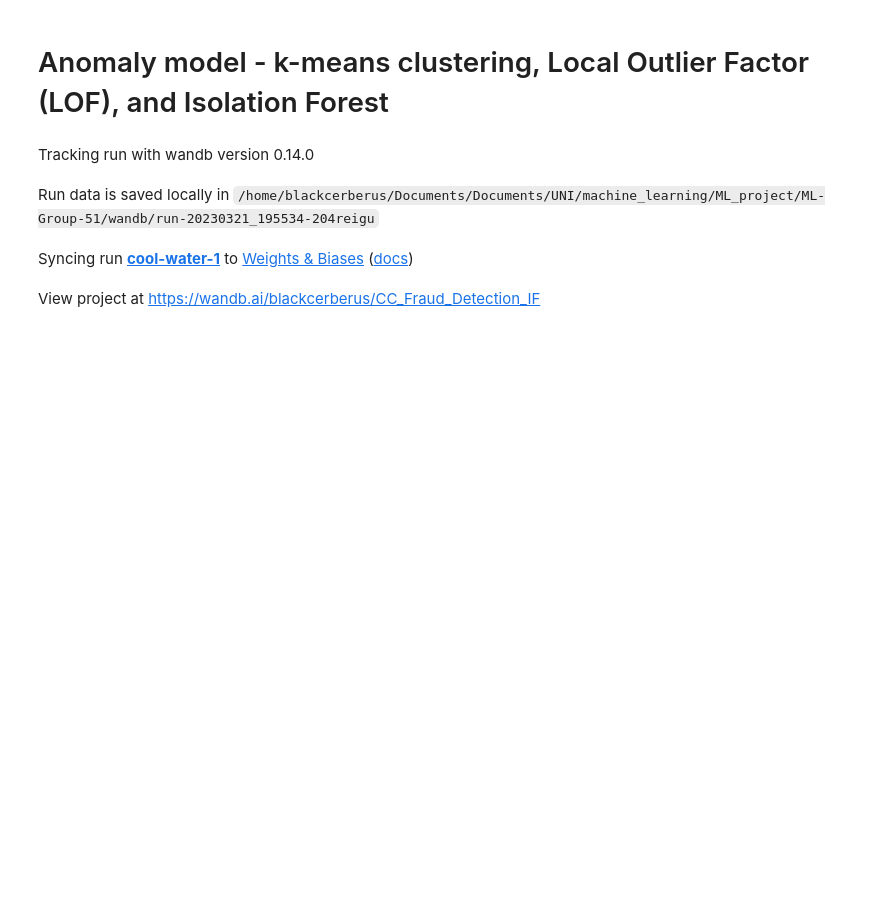
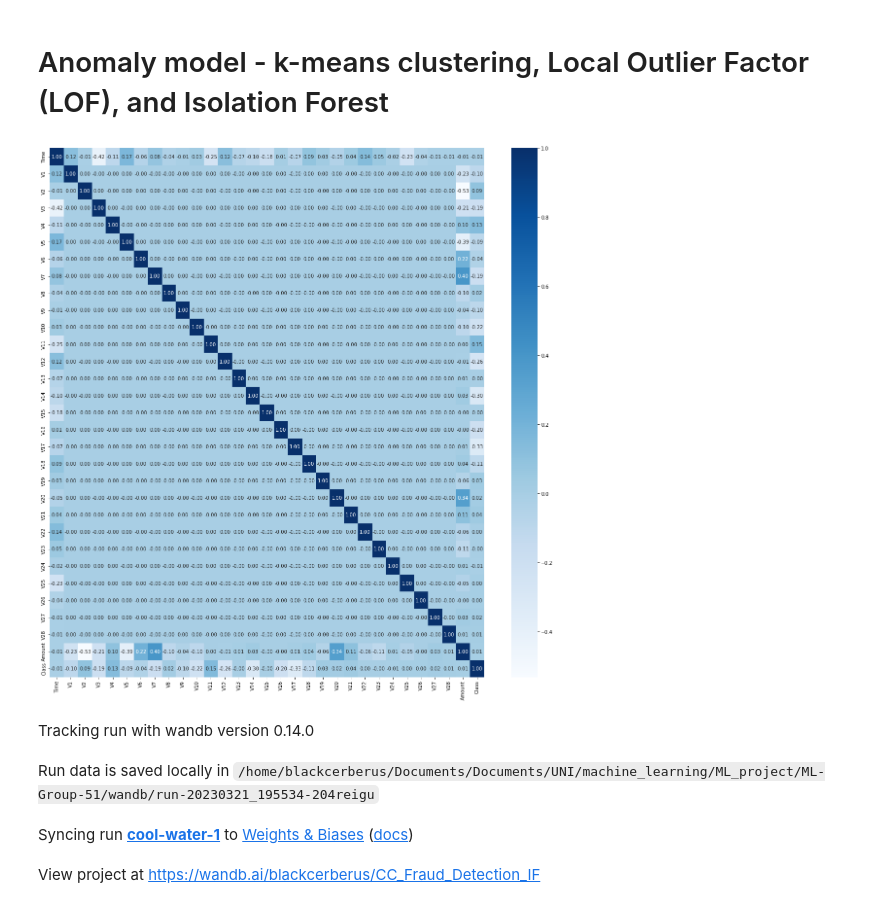
Before and after one commit to vladvuc/ML-Group-51, a Jupyter notebook: Credit Card Fraud.ipynb, the cells around one changed output. Cells and saved outputs as stored; diff of their text form; code cells hidden in the pictures; blank space fills up the shorter version.

```diff
--- a/Credit Card Fraud.ipynb
+++ b/Credit Card Fraud.ipynb
@@ -419,5 +481,16 @@ Find logs at: ./wandb/run-20230321_194434-s1sb9mg6/logs
 # %% [markdown]
 # Anomaly model - k-means clustering, Local Outlier Factor (LOF), and Isolation Forest
+# %%
+# Correlation matrix
+corr = cdc.corr()
+top_corr_features = corr.index
+
+# plot the heatmap
+plt.figure(figsize=(20,20))
+sns.heatmap(corr, cmap=plt.cm.Blues, annot=True, fmt='.2f', annot_kws={'size': 10})
+plt.show()
+# %% [output]
+[figure, added]
 # %%
 import pandas as pd
 from sklearn.ensemble import IsolationForest
```
Also changed, not shown: parts of 18 cells of this notebook, 2 other files.
